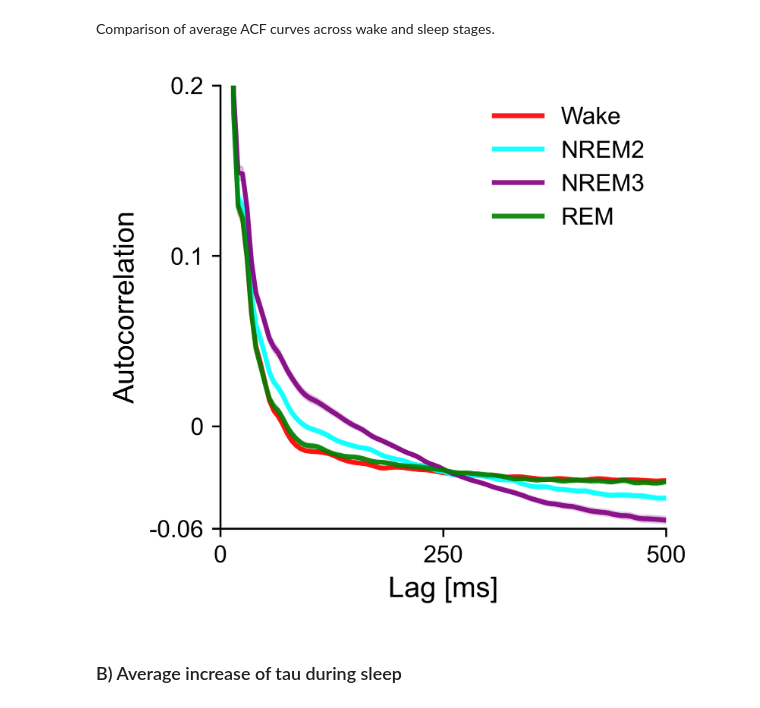
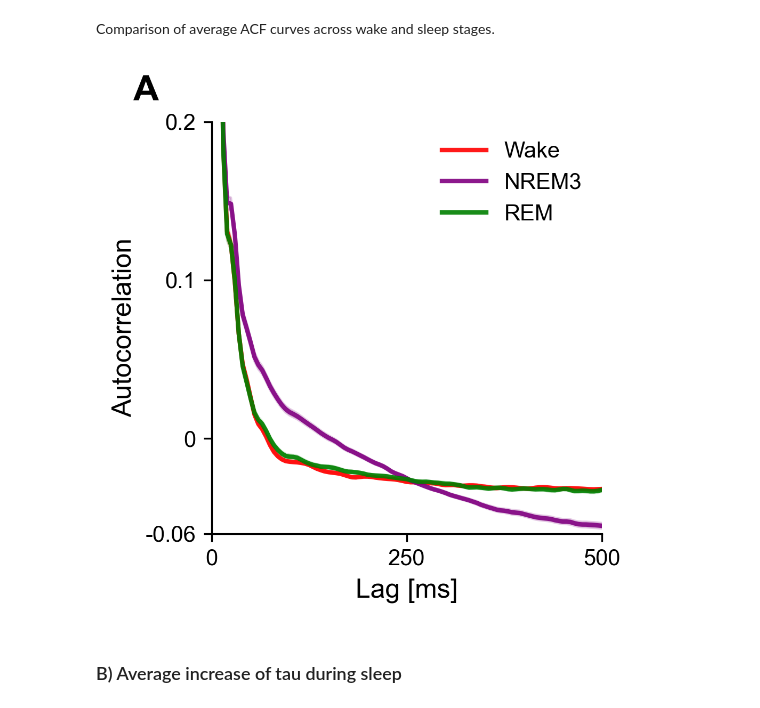
Before and after one commit to cusinatr/MNI-Analysis, a Jupyter notebook: Analysis/Figures/Fig_gamma.ipynb, the cells around one changed output. Drawn from its saved outputs; the diff is of its cells as text; code cells hidden in the pictures.

Commit message:
update figures

```diff
--- a/Analysis/Figures/Fig_gamma.ipynb
+++ b/Analysis/Figures/Fig_gamma.ipynb
@@ -24,7 +24,7 @@ plots._set_font_params()
 # %% [markdown]
 Imports and definitions:
 # %%
-stages = ["W", "N2", "N3", "R"]
+stages = ["W", "N3", "R"]
 stage_colors = {"W": "red", "N2": "cyan", "N3": "purple", "R": "green"}
 title_dict = {"W": "Wake", "N2": "NREM2", "N3": "NREM3", "R": "REM"}
 corr_type = "pearson"
@@ -58,7 +58,7 @@ Reading labels from parcellation...
 Comparison of average ACF curves across wake and sleep stages.
 # %%
 # Set up the figure
-fig, ax = plt.subplots(figsize=plots._get_figsize_inches((8.5, 8.5)), dpi=600)
+fig, ax = plt.subplots(figsize=plots._get_figsize_inches((8., 8.5)), dpi=300)
 
 # Find patients subfolders
 pats = [pat.stem for pat in tau_path.joinpath("Pats").glob("*") if pat.is_dir()]
@@ -98,34 +98,37 @@ for stage in stages:
     ax.plot(
         lags * 1000,
         acf_stage_avg,
         c=stage_colors[stage],
         label=title_dict[stage],
         lw=2,
         alpha=0.9,
     )
     ax.fill_between(
         lags * 1000,
         acf_stage_avg - acf_stage_se,
         acf_stage_avg + acf_stage_se,
         color=stage_colors[stage],
         alpha=0.2,
     )
 # Plot parameters
 ax.set_xlim(0, 500)
 ax.set_xticks([0, 250, 500], labels=[0, 250, 500], fontsize=plots.fsize.TICK_SIZE)
 ax.set_xlabel("Lag [ms]", fontsize=plots.fsize.LABEL_SIZE)
 ax.set_ylim(-0.06, 0.2)
 ax.set_yticks([-0.06, 0, 0.1, 0.2], labels=[-0.06, 0, 0.1, 0.2], fontsize=plots.fsize.TICK_SIZE)
 ax.set_ylabel("Autocorrelation", fontsize=plots.fsize.LABEL_SIZE)
 ax.spines[["top", "right"]].set_visible(False)
 ax.legend(frameon=False, fontsize=plots.fsize.TICK_SIZE, loc="upper right")
 
+# Annotate panel
+ax.text(-0.2, 1.05, "A", transform=ax.transAxes, size=16, weight='bold')
+
 # Save figure
 plots.save_figure(fig, fig_path.joinpath(f"ACF_average.svg"))
 
 plt.show()
 # %% [output]
-[figure, old version]
+[figure, new version]
 # %% [markdown]
 ### B) Average increase of tau during sleep
 # %% [markdown]
```
Also changed, not shown: parts of 7 cells of this notebook.
